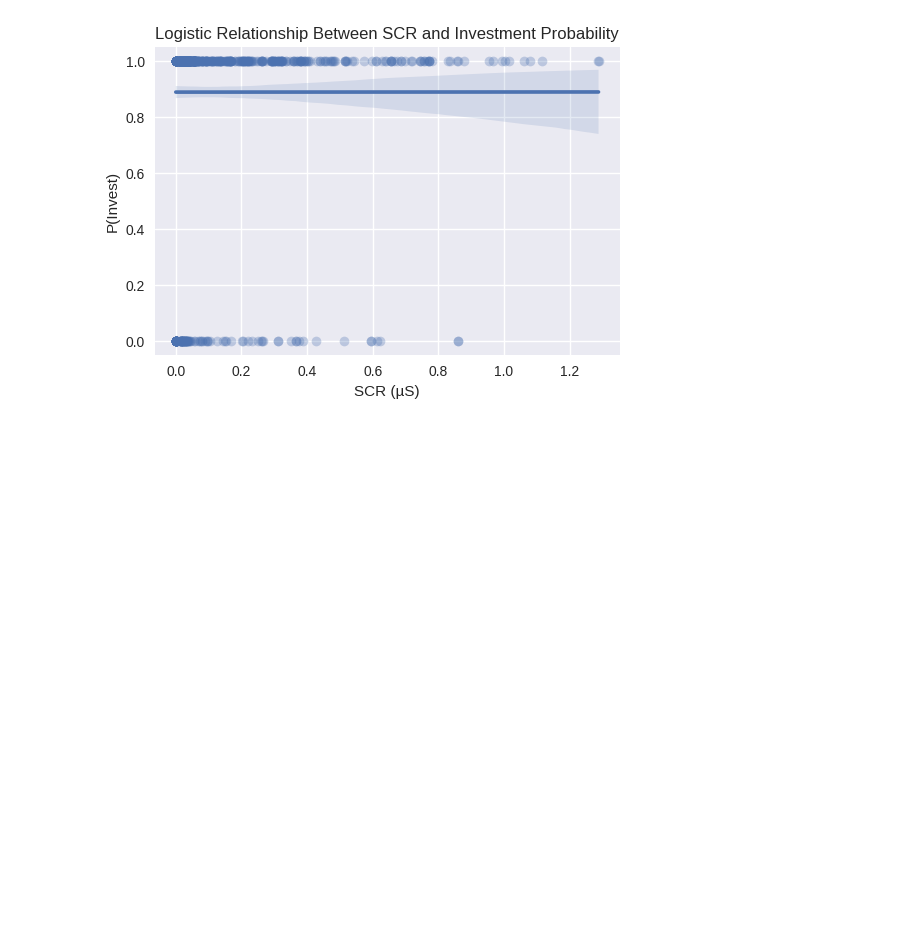
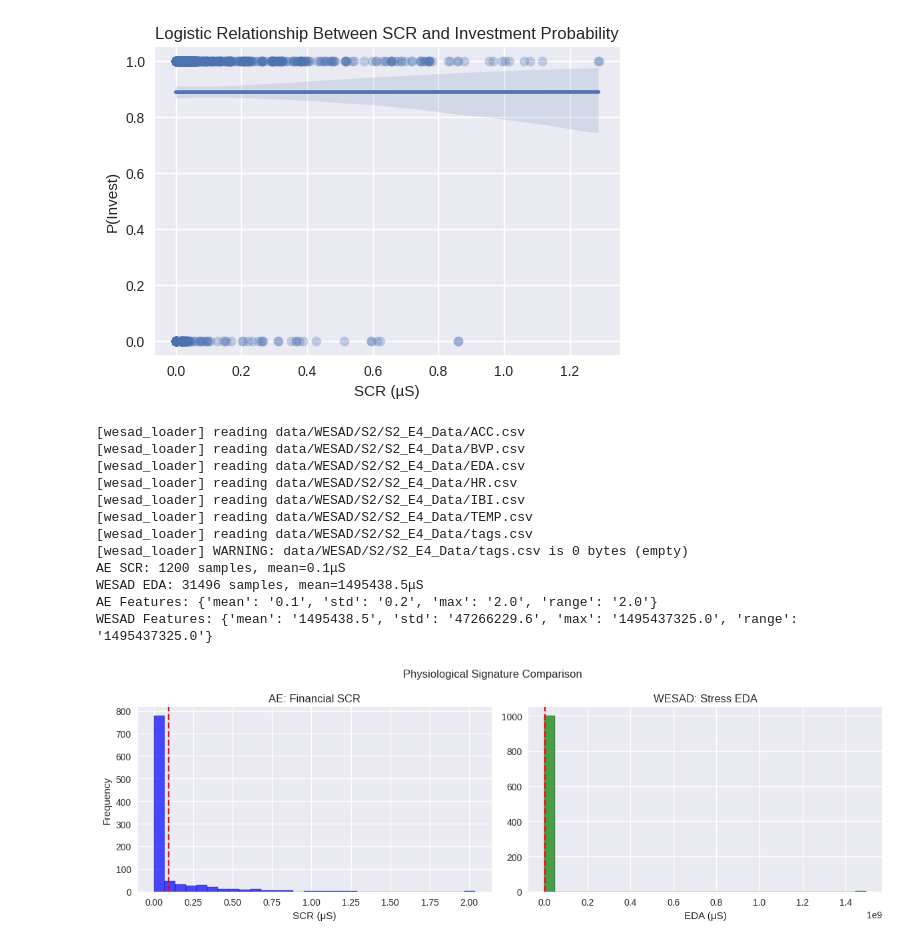
Before and after one commit to submarinejuice/CP322-Final-Project-Group-9, a Jupyter notebook: cp322_FINAL.ipynb, the cells around one changed output. Cells and saved outputs as stored; diff of their text form; code cells hidden in the pictures; blank space fills up the shorter version.

Commit message:
AE VS WESAD

```diff
--- a/cp322_FINAL.ipynb
+++ b/cp322_FINAL.ipynb
@@ -1346,3 +1349,77 @@ plt.ylabel("P(Invest)")
 plt.show()
 # %% [output]
 [figure]
+# %%
+#COMPARE AE vs WESAD PHYSIOLOGY
+import numpy as np
+import pandas as pd
+from wesad_loader import load_subject_e4
+
+# Load AE SCR data
+ae_df = pd.read_csv("DATASET/AE_investment_dataset.csv")
+ae_scr_cols = [c for c in ae_df.columns if 'SCR_Anticipatory' in c]
+ae_scr_values = ae_df[ae_scr_cols].values.flatten()
+ae_scr_values = ae_scr_values[~np.isnan(ae_scr_values)]
+
+# Load WESAD EDA data
+s2_data = load_subject_e4("S2", base_path="data/WESAD")
+wesad_eda = s2_data['eda']
+
+print(f"AE SCR: {len(ae_scr_values)} samples, mean={np.mean(ae_scr_values[:1000]):.1f}μS")
+print(f"WESAD EDA: {len(wesad_eda)} samples, mean={np.mean(wesad_eda[:1000]):.1f}μS")
+
+# EXTRACT COMMON FEATURES
+def extract_physio_features(signal, name=""):
+    if len(signal) == 0:
+        return {}
+
+    return {
+        'mean': np.mean(signal),
+        'std': np.std(signal),
+        'max': np.max(signal),
+        'range': np.max(signal) - np.min(signal),
+    }
+
+# Extract features
+ae_features = extract_physio_features(ae_scr_values[:1000])
+wesad_features = extract_physio_features(wesad_eda[:1000])
+
+print("AE Features:", {k: f"{v:.1f}" for k, v in ae_features.items()})
+print("WESAD Features:", {k: f"{v:.1f}" for k, v in wesad_features.items()})
+
+# TRANSFER ANALYSIS & VISUALIZATION
+import matplotlib.pyplot as plt
+
+fig, axes = plt.subplots(1, 2, figsize=(12, 4))
+
+# AE distribution
+axes[0].hist(ae_scr_values[:1000], bins=30, alpha=0.7, color='blue', edgecolor='black')
+axes[0].set_xlabel('SCR (μS)')
+axes[0].set_ylabel('Frequency')
+axes[0].set_title('AE: Financial SCR')
+axes[0].axvline(ae_features['mean'], color='red', linestyle='--')
+
+# WESAD distribution
+axes[1].hist(wesad_eda[:1000], bins=30, alpha=0.7, color='green', edgecolor='black')
+axes[1].set_xlabel('EDA (μS)')
+axes[1].set_title('WESAD: Stress EDA')
+axes[1].axvline(wesad_features['mean'], color='red', linestyle='--')
+
+plt.suptitle('Physiological Signature Comparison')
+plt.tight_layout()
+plt.savefig('dataset_comparison.png', dpi=150)
+plt.show()
+# %% [output]
+[wesad_loader] reading data/WESAD/S2/S2_E4_Data/ACC.csv
+[wesad_loader] reading data/WESAD/S2/S2_E4_Data/BVP.csv
+[wesad_loader] reading data/WESAD/S2/S2_E4_Data/EDA.csv
+[wesad_loader] reading data/WESAD/S2/S2_E4_Data/HR.csv
+[wesad_loader] reading data/WESAD/S2/S2_E4_Data/IBI.csv
+[wesad_loader] reading data/WESAD/S2/S2_E4_Data/TEMP.csv
+[wesad_loader] reading data/WESAD/S2/S2_E4_Data/tags.csv
+[wesad_loader] WARNING: data/WESAD/S2/S2_E4_Data/tags.csv is 0 bytes (empty)
+AE SCR: 1200 samples, mean=0.1μS
+WESAD EDA: 31496 samples, mean=1495438.5μS
+AE Features: {'mean': '0.1', 'std': '0.2', 'max': '2.0', 'range': '2.0'}
+WESAD Features: {'mean': '1495438.5', 'std': '47266229.6', 'max': '1495437325.0', 'range': '1495437325.0'}
+[figure, added]
```
Also changed, not shown: parts of 5 cells of this notebook.
